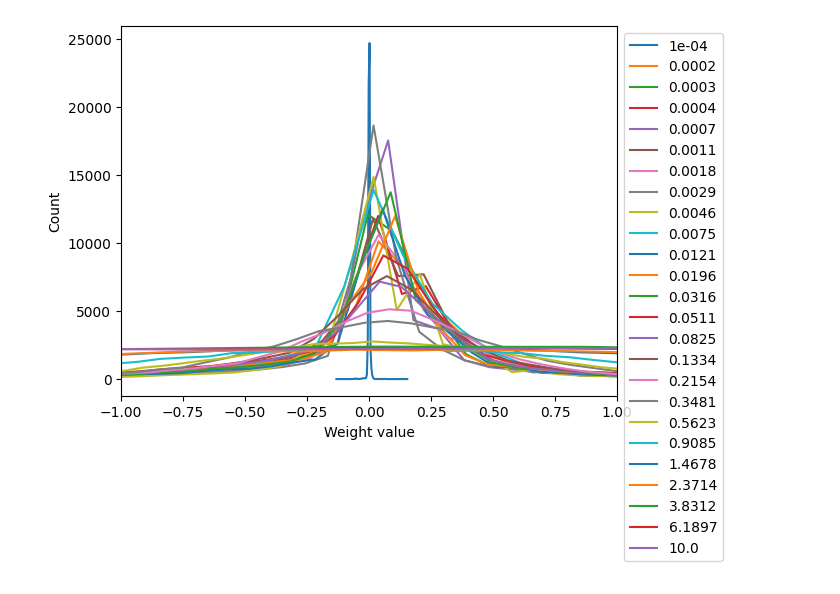
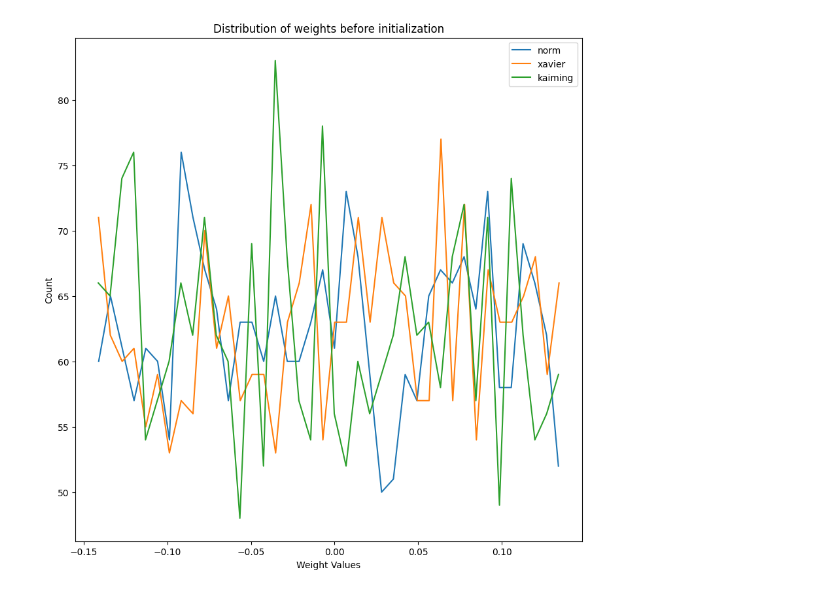
Before and after one commit to anirguha/Python-2, a Jupyter notebook: Colab Notebooks/Weight Initialization.ipynb, the cells around one changed output. Saved outputs shown, nothing was run; the diff lists cells and outputs as text; code cells hidden in the pictures.

```diff
--- a/Colab Notebooks/Weight Initialization.ipynb
+++ b/Colab Notebooks/Weight Initialization.ipynb
@@ -256,12 +6,0 @@ plt.show();
-# %%
-# show the distributions in a histogram
-y,x = np.histogram(model_base.layer2.weight.data.flatten(),30)
-plt.plot((x[1:]+x[:-1])/2,y,'r',label='Baseline')
-
-y,x = np.histogram(model_allzero.layer2.weight.data.flatten(),30)
-plt.plot((x[1:]+x[:-1])/2,y,'b',label='All zeros')
-
-plt.legend()
-plt.xlabel('Weight value')
-plt.ylabel('Count')
-plt.show();
@@ -342,14 +7,23 @@ plt.show();
-# %%
-# Plot the weight distributions against stdevs
-
-for i in range(len(stdevs)):
-  plt.plot(histdata[i,0,:],histdata[i,1,:])
-
-plt.xlabel('Weight value')
-plt.ylabel('Count')
-plt.xlim([-1,1])
-plt.legend(np.round(stdevs,4).numpy(),bbox_to_anchor=(1, 1),loc='upper left')
-plt.show();
-#
-# %% [output]
-[figure, removed]
+# %%
+# Create weight matrices
+weights = {
+    'norm': nn.Linear(50,50),
+    'xavier': nn.Linear(50,50),
+    'kaiming': nn.Linear(50,50)
+
+}
+# %%
+# Plot default weight distributions
+plt.figure(figsize=(10,10))
+
+for name, w in weights.items():
+
+  # Get the distribution
+  y, x = np.histogram(w.weight.detach().flatten(), bins=40)
+  plt.plot(x[:-1], y, label=name)
+  plt.gca().set(xlabel='Weight Values', ylabel='Count', title='Distribution of weights before initialization')
+
+plt.legend()
+plt.show()
+# %% [output]
+[figure, added]
```
Also changed, not shown: parts of 29 cells of this notebook, 23 other files.
